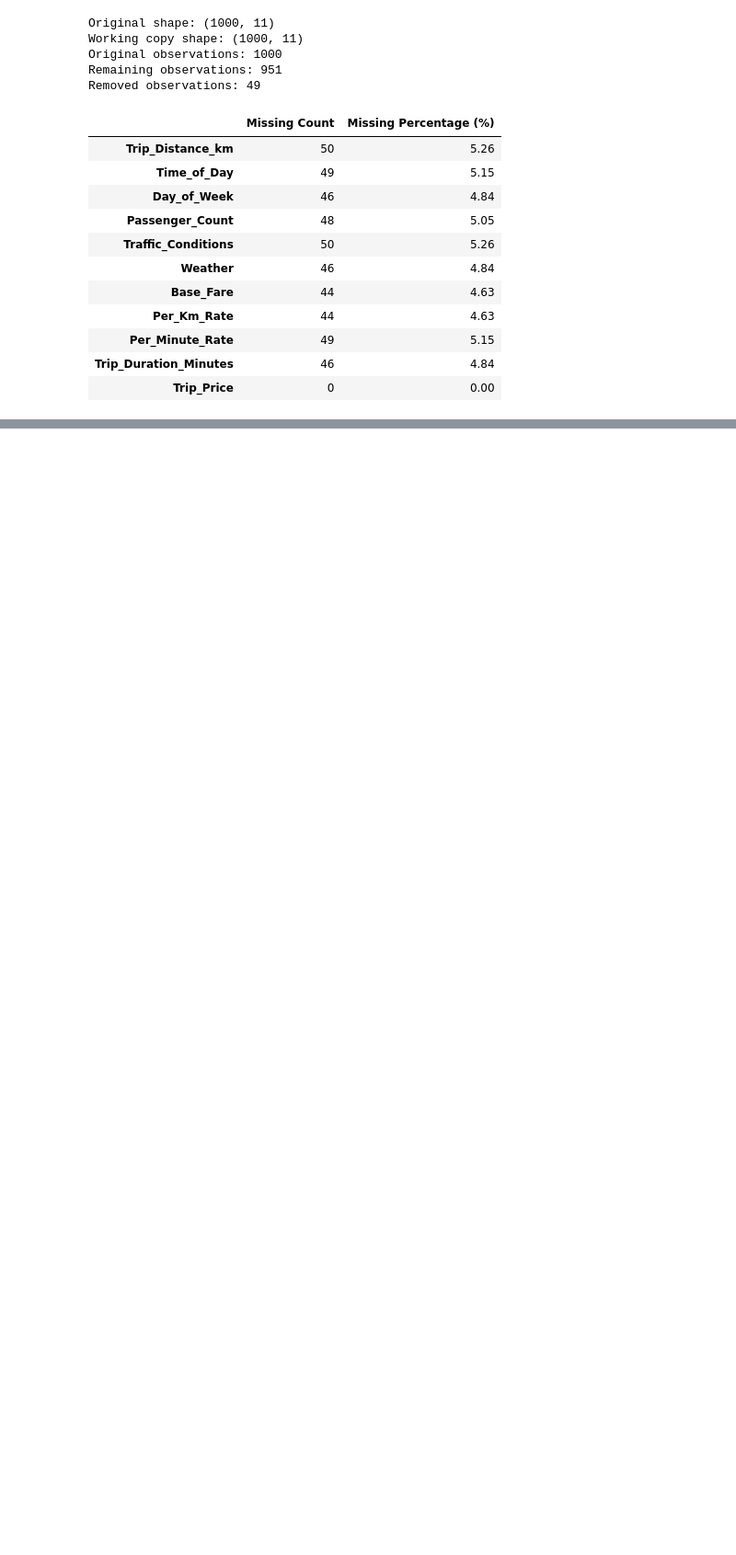
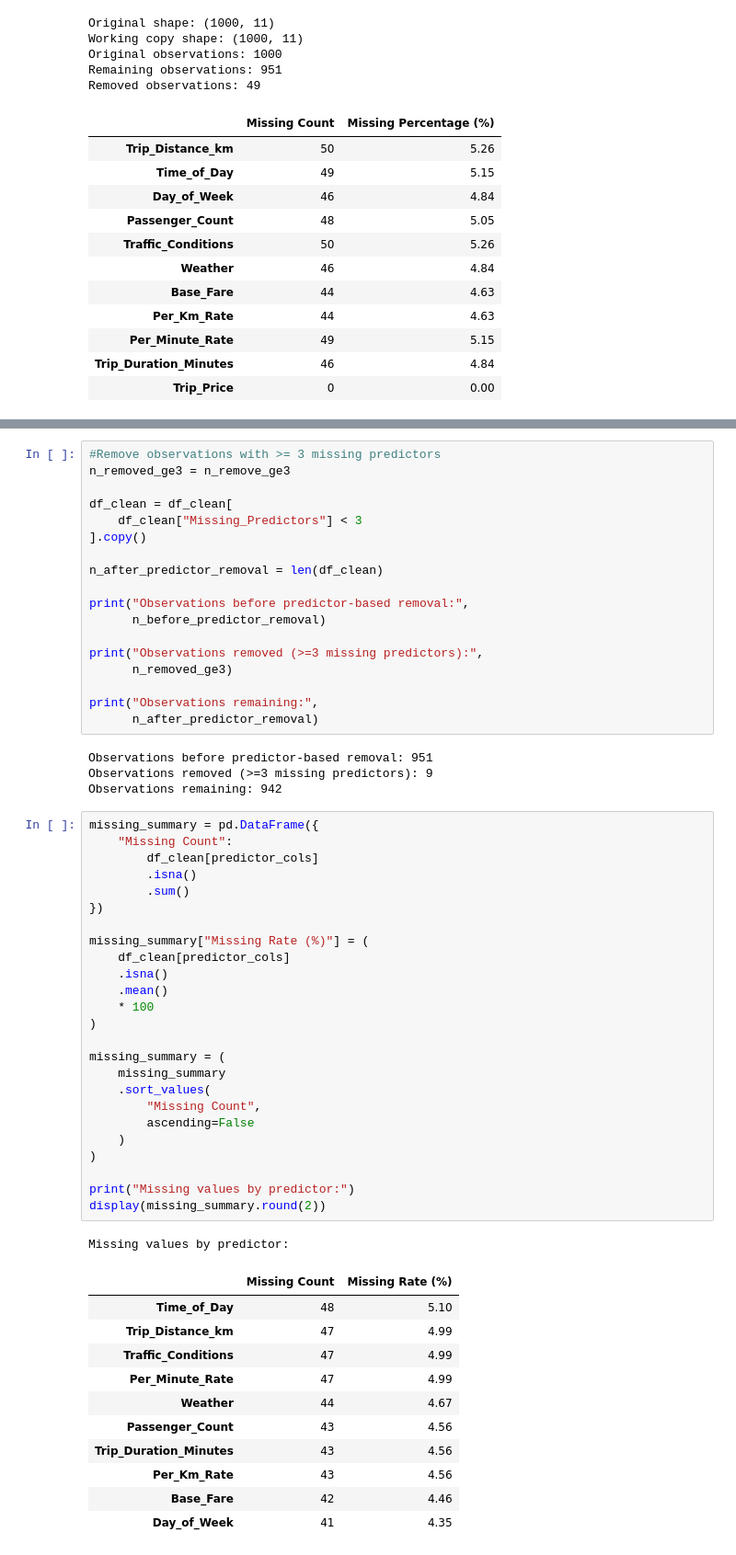
Before and after one commit to kurochan1901/115-1_Data-Analysis-and-Modeling, a Jupyter notebook: HW1/HW1.ipynb, the cells around one changed output, grey strips where cells are left out. Shown at 92% size. Cells and saved outputs as stored; diff of their text form; blank space fills up the shorter version.

```diff
--- a/HW1/HW1.ipynb
+++ b/HW1/HW1.ipynb
@@ -574,0 +652,60 @@ display(sample_summary)
+# %%
+#Remove observations with >= 3 missing predictors
+n_removed_ge3 = n_remove_ge3
+
+df_clean = df_clean[
+    df_clean["Missing_Predictors"] < 3
+].copy()
+
+n_after_predictor_removal = len(df_clean)
+
+print("Observations before predictor-based removal:",
+      n_before_predictor_removal)
+
+print("Observations removed (>=3 missing predictors):",
+      n_removed_ge3)
+
+print("Observations remaining:",
+      n_after_predictor_removal)
+# %% [output]
+Observations before predictor-based removal: 951
+Observations removed (>=3 missing predictors): 9
+Observations remaining: 942
+# %%
+missing_summary = pd.DataFrame({
+    "Missing Count":
+        df_clean[predictor_cols]
+        .isna()
+        .sum()
+})
+
+missing_summary["Missing Rate (%)"] = (
+    df_clean[predictor_cols]
+    .isna()
+    .mean()
+    * 100
+)
+
+missing_summary = (
+    missing_summary
+    .sort_values(
+        "Missing Count",
+        ascending=False
+    )
+)
+
+print("Missing values by predictor:")
+display(missing_summary.round(2))
+# %% [output]
+Missing values by predictor:
+|  | Missing Count | Missing Rate (%) |
+| Time_of_Day | 48 | 5.10 |
+| Trip_Distance_km | 47 | 4.99 |
+| Traffic_Conditions | 47 | 4.99 |
+| Per_Minute_Rate | 47 | 4.99 |
+| Weather | 44 | 4.67 |
+| Passenger_Count | 43 | 4.56 |
+| Trip_Duration_Minutes | 43 | 4.56 |
+| Per_Km_Rate | 43 | 4.56 |
+| Base_Fare | 42 | 4.46 |
+| Day_of_Week | 41 | 4.35 |
```
Also changed, not shown: parts of 24 cells of this notebook.
